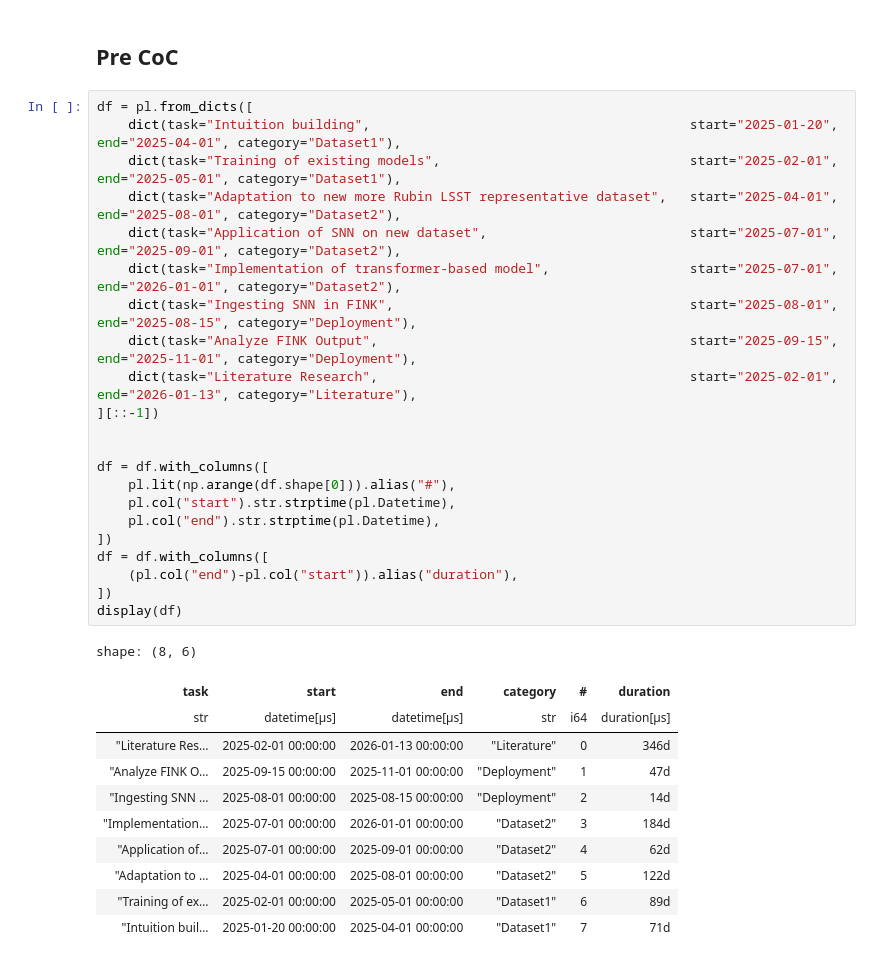
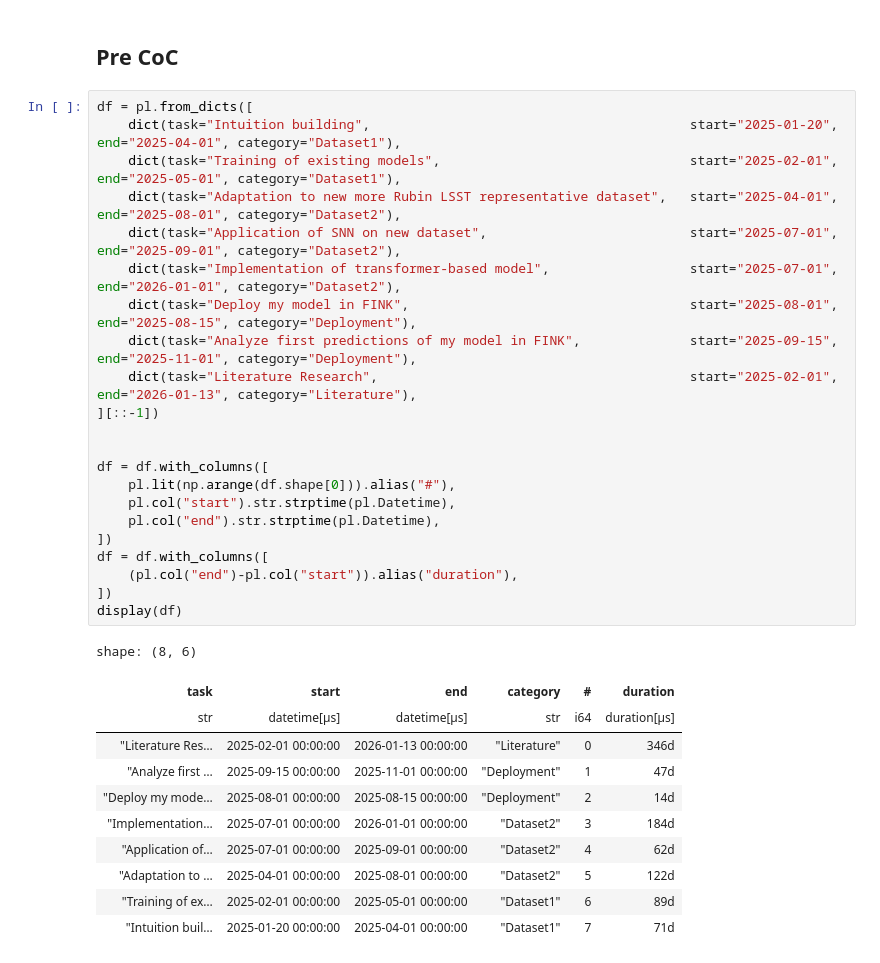
Before and after one commit to TheRedElement/LuStCodeSnippets, a Jupyter notebook: gantt.ipynb, the cells around one changed output. Cells and saved outputs as stored; diff of their text form.

```diff
--- a/gantt.ipynb
+++ b/gantt.ipynb
@@ -182,32 +182,32 @@ plt.show()
 # %%
 df = pl.from_dicts([
     dict(task="Intuition building",                                         start="2025-01-20", end="2025-04-01", category="Dataset1"),
     dict(task="Training of existing models",                                start="2025-02-01", end="2025-05-01", category="Dataset1"),
     dict(task="Adaptation to new more Rubin LSST representative dataset",   start="2025-04-01", end="2025-08-01", category="Dataset2"),
     dict(task="Application of SNN on new dataset",                          start="2025-07-01", end="2025-09-01", category="Dataset2"),
     dict(task="Implementation of transformer-based model",                  start="2025-07-01", end="2026-01-01", category="Dataset2"),
-    dict(task="Ingesting SNN in FINK",                                      start="2025-08-01", end="2025-08-15", category="Deployment"),
-    dict(task="Analyze FINK Output",                                        start="2025-09-15", end="2025-11-01", category="Deployment"),
+    dict(task="Deploy my model in FINK",                                    start="2025-08-01", end="2025-08-15", category="Deployment"),
+    dict(task="Analyze first predictions of my model in FINK",              start="2025-09-15", end="2025-11-01", category="Deployment"),
     dict(task="Literature Research",                                        start="2025-02-01", end="2026-01-13", category="Literature"),
 ][::-1])
 
 
 df = df.with_columns([
     pl.lit(np.arange(df.shape[0])).alias("#"),
     pl.col("start").str.strptime(pl.Datetime),
     pl.col("end").str.strptime(pl.Datetime),
 ])
 df = df.with_columns([
     (pl.col("end")-pl.col("start")).alias("duration"),
 ])
 display(df)
 # %% [output]
 shape: (8, 6)
 | task | start | end | category | # | duration |
 | str | datetime[μs] | datetime[μs] | str | i64 | duration[μs] |
 | "Literature Res… | 2025-02-01 00:00:00 | 2026-01-13 00:00:00 | "Literature" | 0 | 346d |
-| "Analyze FINK O… | 2025-09-15 00:00:00 | 2025-11-01 00:00:00 | "Deployment" | 1 | 47d |
-| "Ingesting SNN … | 2025-08-01 00:00:00 | 2025-08-15 00:00:00 | "Deployment" | 2 | 14d |
+| "Analyze first … | 2025-09-15 00:00:00 | 2025-11-01 00:00:00 | "Deployment" | 1 | 47d |
+| "Deploy my mode… | 2025-08-01 00:00:00 | 2025-08-15 00:00:00 | "Deployment" | 2 | 14d |
 | "Implementation… | 2025-07-01 00:00:00 | 2026-01-01 00:00:00 | "Dataset2" | 3 | 184d |
 | "Application of… | 2025-07-01 00:00:00 | 2025-09-01 00:00:00 | "Dataset2" | 4 | 62d |
 | "Adaptation to … | 2025-04-01 00:00:00 | 2025-08-01 00:00:00 | "Dataset2" | 5 | 122d |
```
Also changed, not shown: parts of 1 cell of this notebook.
